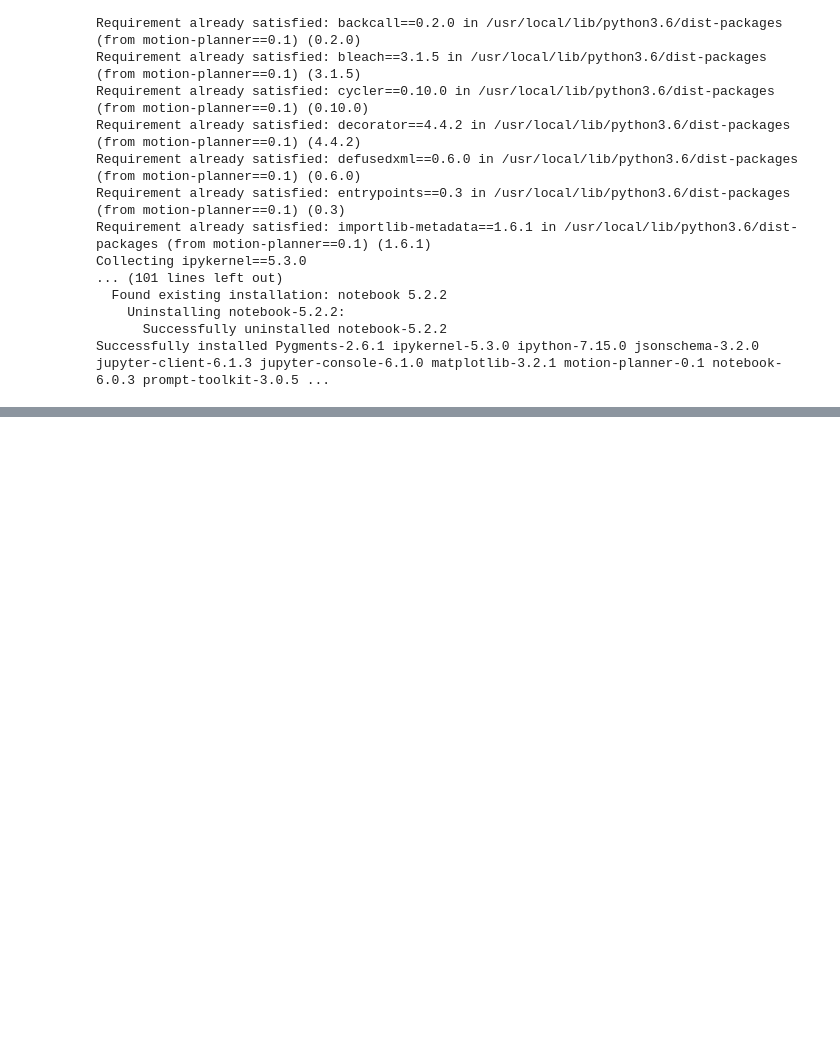
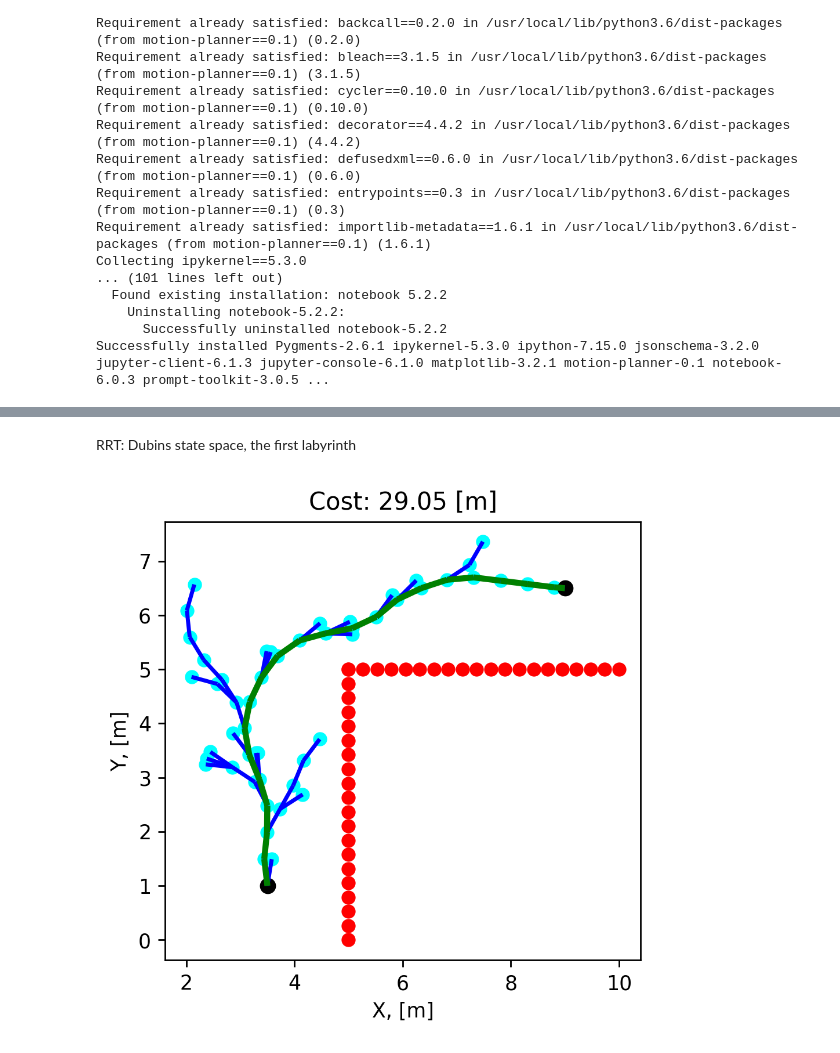
Before and after one commit to Steplerchik/motion-planner, a Jupyter notebook: notebooks/colab_rrt_plot.ipynb, the cells around one changed output, grey strips where cells are left out. Drawn from its saved outputs; the diff is of its cells as text; code cells hidden in the pictures; blank space fills up the shorter version.

```diff
--- a/notebooks/colab_rrt_plot.ipynb
+++ b/notebooks/colab_rrt_plot.ipynb
@@ -133,0 +44,10 @@ print(rrt_planner.cost)
+# %% [markdown]
+RRT: Dubins state space, the first labyrinth
+# %%
+planner_factory = PlannerFactory(state_space=Dubins,
+                                 state_space_parameter=1.0)  # curvature
+rrt_planner = planner_factory.get_planner(RRT)
+rrt_planner.get_trajectory(planner_factory.start_position, planner_factory.end_position)
+plot_rrt(rrt_planner, planner_factory.start_position, planner_factory.end_position, planner_factory.obstacle_points)
+# %% [output]
+[figure, added]
```
Also changed, not shown: parts of 18 cells of this notebook, 4 other files.
